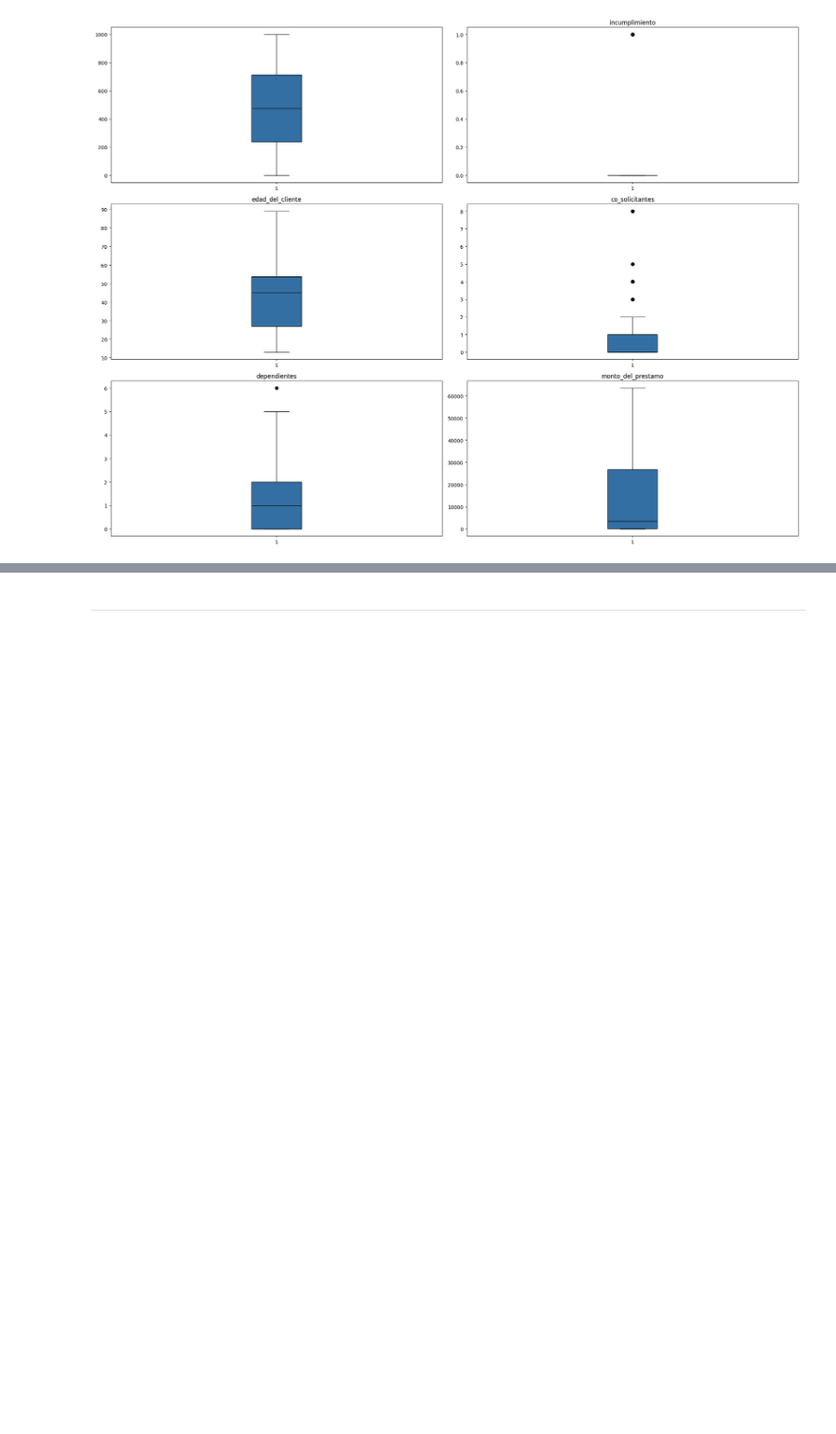
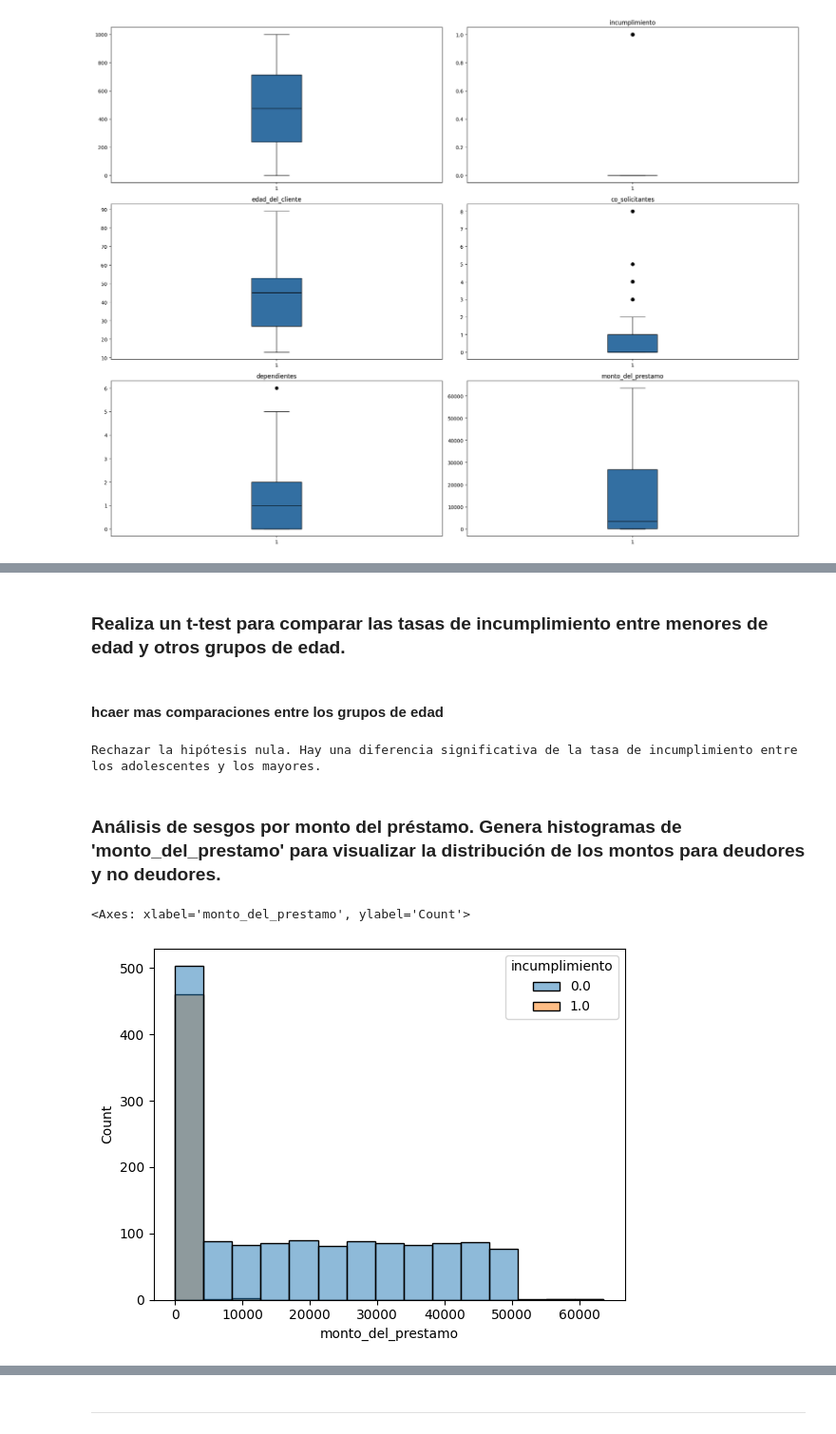
Before and after one commit to lnastri25/POO_UCEMA, a Jupyter notebook: modelos_segundo_parcial/credit_risk/exploracion_modelo.ipynb, the cells around one changed output, grey strips where cells are left out. Shown at 95% size. Saved outputs shown, nothing was run; the diff lists cells and outputs as text; code cells hidden in the pictures; blank space fills up the shorter version.

```diff
--- a/modelos_segundo_parcial/credit_risk/exploracion_modelo.ipynb
+++ b/modelos_segundo_parcial/credit_risk/exploracion_modelo.ipynb
@@ -170,0 +297,40 @@ plot_outliers(df_credit_risk)
+# %% [markdown]
+### Realiza un t-test para comparar las tasas de incumplimiento entre menores de edad y otros grupos de edad.
+# %%
+def grupo_etario (x):
+    if x <= 18:
+        return "adolescente"
+    elif 18 < x <= 30:
+        return "joven adulto"
+    elif 30 < x < 50:
+        return "adulto"
+    elif x >= 50:
+        return "mayor"
+
+
+df_credit_risk["grupo_etario"] = df_credit_risk["edad_del_cliente"].apply(grupo_etario)
+adolescentes = df_credit_risk[df_credit_risk["grupo_etario"] == "adolescente"]
+mayores = df_credit_risk[df_credit_risk["grupo_etario"] == "mayor"]
+# %% [markdown]
+#### hcaer mas comparaciones entre los grupos de edad
+# %%
+from scipy.stats import ttest_ind
+
+group1 = adolescentes["incumplimiento"]
+group2 = mayores["incumplimiento"]
+
+t_stat, p_value = ttest_ind(group1, group2)
+
+if p_value < 0.05:
+    print("Rechazar la hipótesis nula. Hay una diferencia significativa de la tasa de incumplimiento entre los adolescentes y los mayores.")
+else:
+    print("No rechazar la hipótesis nula. No hay diferencias significativas entre la tasa de incumplimiento de ambos grupos")
+# %% [output]
+Rechazar la hipótesis nula. Hay una diferencia significativa de la tasa de incumplimiento entre los adolescentes y los mayores.
+# %% [markdown]
+### Análisis de sesgos por monto del préstamo. Genera histogramas de 'monto_del_prestamo' para visualizar la distribución de los montos para deudores y no deudores.
+# %%
+sns.histplot(data= df_credit_risk, x=df_credit_risk["monto_del_prestamo"], hue=df_credit_risk["incumplimiento"])
+# %% [output]
+<Axes: xlabel='monto_del_prestamo', ylabel='Count'>
+[figure, added]
```
Also changed, not shown: parts of 31 cells of this notebook, 2 other files.
